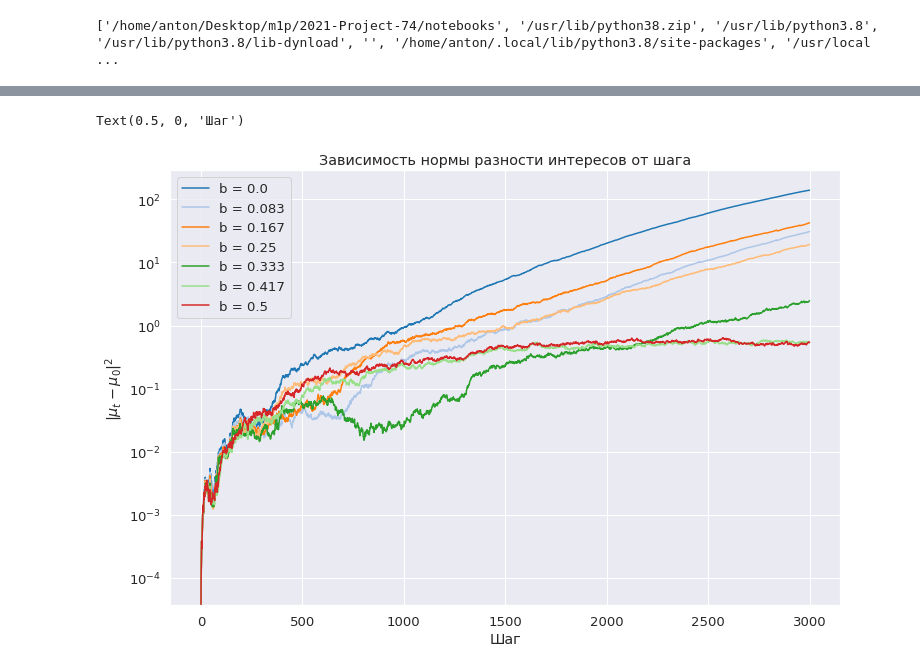
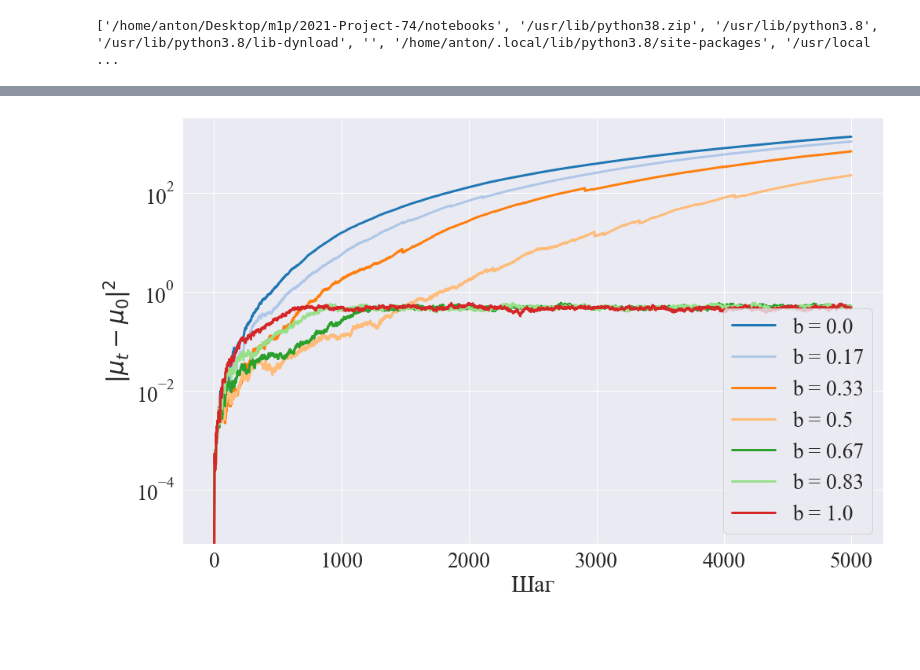
Before and after one commit to prog-autom/bandit-loops, a Jupyter notebook: notebooks/winstreak_exp.ipynb, the cells around one changed output, grey strips where cells are left out. Drawn from its saved outputs; the diff is of its cells as text; code cells hidden in the pictures; blank space fills up the shorter version.

```diff
--- a/notebooks/winstreak_exp.ipynb
+++ b/notebooks/winstreak_exp.ipynb
@@ -15,7 +15,7 @@ print(sys.path)
 
 from experiment import init_random_state, BanditLoopExperiment, get_ts_model
 
-sns.set(font_scale=1.2, palette='tab20')
+sns.set(font_scale=2.5, palette='tab20', font="Times New Roman")
 # %% [output]
 ['/home/anton/Desktop/m1p/2021-Project-74/notebooks', '/usr/lib/python38.zip', '/usr/lib/python3.8', '/usr/lib/python3.8/lib-dynload', '', '/home/anton/.local/lib/python3.8/site-packages', '/usr/local ...
 # %%
@@ -23,10 +23,10 @@ seed = 42
 
 p = 1.
 Q = 1
-w = 4
-bs = np.linspace(0., 0.5, 7)
+w = 0.
+bs = np.linspace(0., 1., 7)
 
-T = 3000
+T = 5000
 M = 10
 l = 3
 # %%
@@ -48,11 +48,10 @@ for b in tqdm(bs):
 sum_responces = []
 for  i, b in enumerate(bs):
     sum_responces.append(np.cumsum(responses[i].sum(axis=1)))
-plt.figure(figsize=(12, 8))
+plt.figure(figsize=(16, 10))
 for i, b in enumerate(bs):
-    plt.plot(np.arange(1, T+1), sum_responces[i], label=f'b = {round(b,3)}')
+    plt.plot(np.arange(1, T+1), sum_responces[i], linewidth = 3, label=f'b = {round(b,3)}')
 
-plt.title('Зависимость суммы откликов от времени')
 plt.ylabel('Сумма откликов')
 plt.xlabel('Шаг')
 plt.legend()
@@ -69,7 +68,7 @@ for m in range(M):
     plt.title(f'интерес к {m} объекту')
     plt.ylabel('интерес')
     plt.xlabel('Шаг')
-    plt.legend()
+#     plt.legend()
 
     plt.tight_layout()
 # %% [output]
@@ -77,16 +76,14 @@ for m in range(M):
 # %%
-plt.figure(figsize=(12, 8))
+plt.figure(figsize=(16, 10))
 for i, b in enumerate(bs):
-    plt.plot(np.linalg.norm(interests[i] - interests[i][0], axis=1)**2, label=f'b = {round(b,3)}')
+    plt.plot(np.linalg.norm(interests[i] - interests[i][0], axis=1)**2, linewidth = 3, label=f'b = {round(b,2)}')
 plt.yscale('log')
 plt.ylabel(r'$\|\mu_t - \mu_0 \|^2$')
-plt.title('Зависимость нормы разности интересов от шага')
 plt.legend()
 plt.xlabel('Шаг')
-# plt.savefig('norm_interest.pdf')
+plt.savefig('winstreak_norm_interest.pdf')
 # %% [output]
-Text(0.5, 0, 'Шаг')
-[figure, old version]
+[figure, new version]
 # %%
 def draw_posteriori(grid, distr_class, post_params, obj, steps, xlim=None):
     '''Рисует серию графиков апостериорных плотностей.
```
Also changed, not shown: parts of 3 cells of this notebook, 8 other files.
